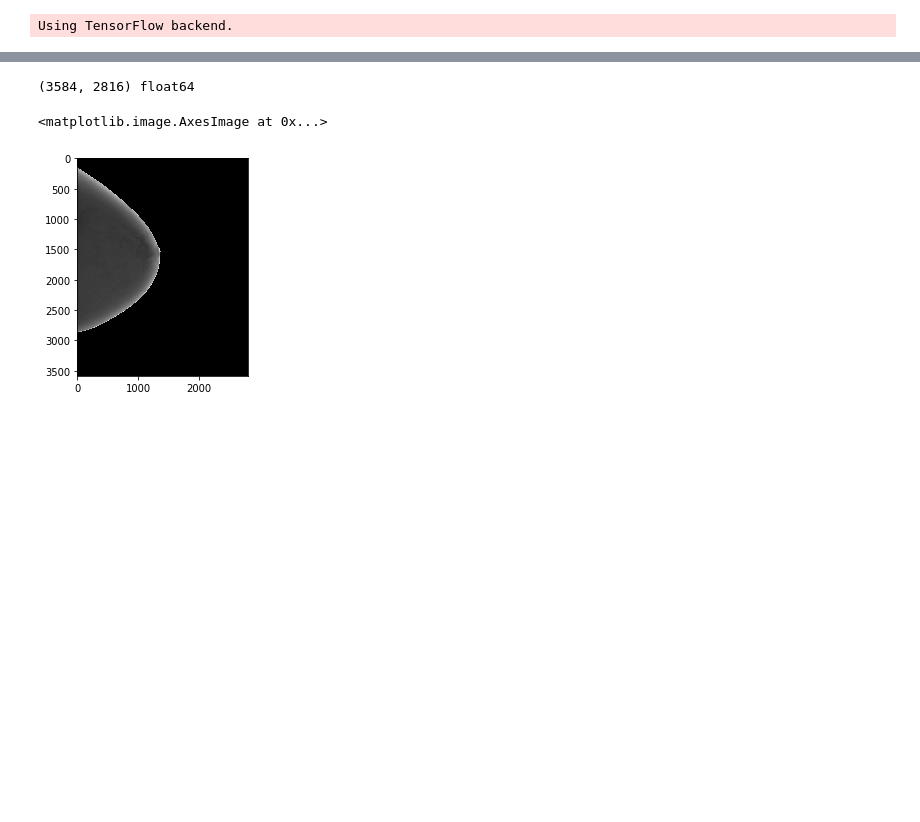
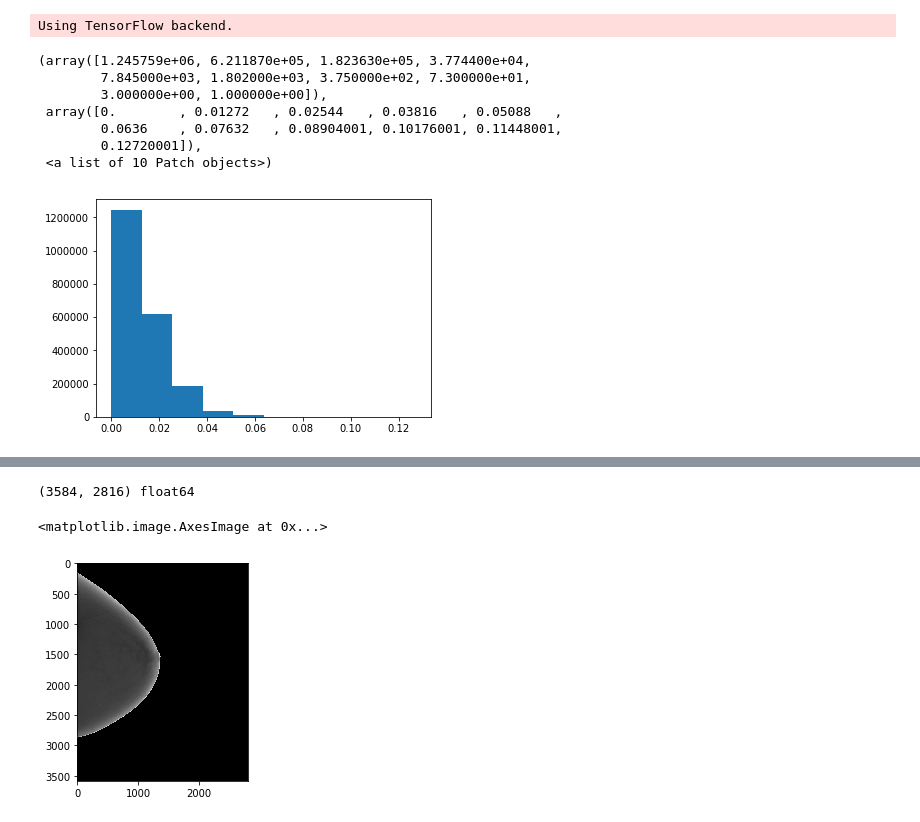
Before and after one commit to PranjalSahu/SEMISUNET, a Jupyter notebook: denoise_projection.ipynb, the cells around one changed output, grey strips where cells are left out. Cells and saved outputs as stored; diff of their text form; code cells hidden in the pictures; blank space fills up the shorter version.

```diff
--- a/denoise_projection.ipynb
+++ b/denoise_projection.ipynb
@@ -920,3 +931,15 @@ class AdversarialAutoencoder():
 aae = AdversarialAutoencoder()
 # print(aae.generator.summary())
 # print(aae.discriminator.summary())
+# %%
+d = np.abs(Y_train -X_train)
+plt.hist(d.flatten())
+# %% [output]
+(array([1.245759e+06, 6.211870e+05, 1.823630e+05, 3.774400e+04,
+        7.845000e+03, 1.802000e+03, 3.750000e+02, 7.300000e+01,
+        3.000000e+00, 1.000000e+00]),
+ array([0.        , 0.01272   , 0.02544   , 0.03816   , 0.05088   ,
+        0.0636    , 0.07632   , 0.08904001, 0.10176001, 0.11448001,
+        0.12720001]),
+ <a list of 10 Patch objects>)
+[figure, added]
```
Also changed, not shown: parts of 30 cells of this notebook.
